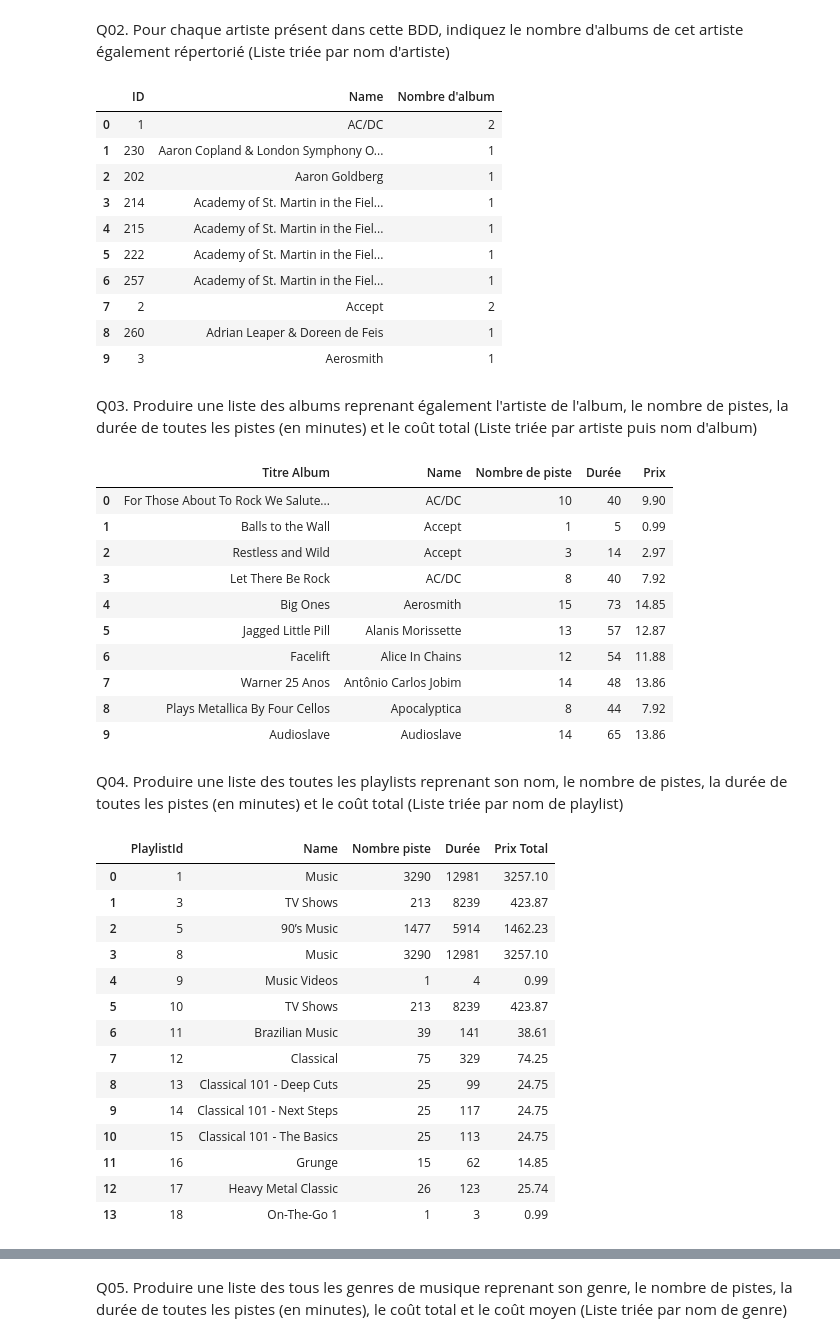
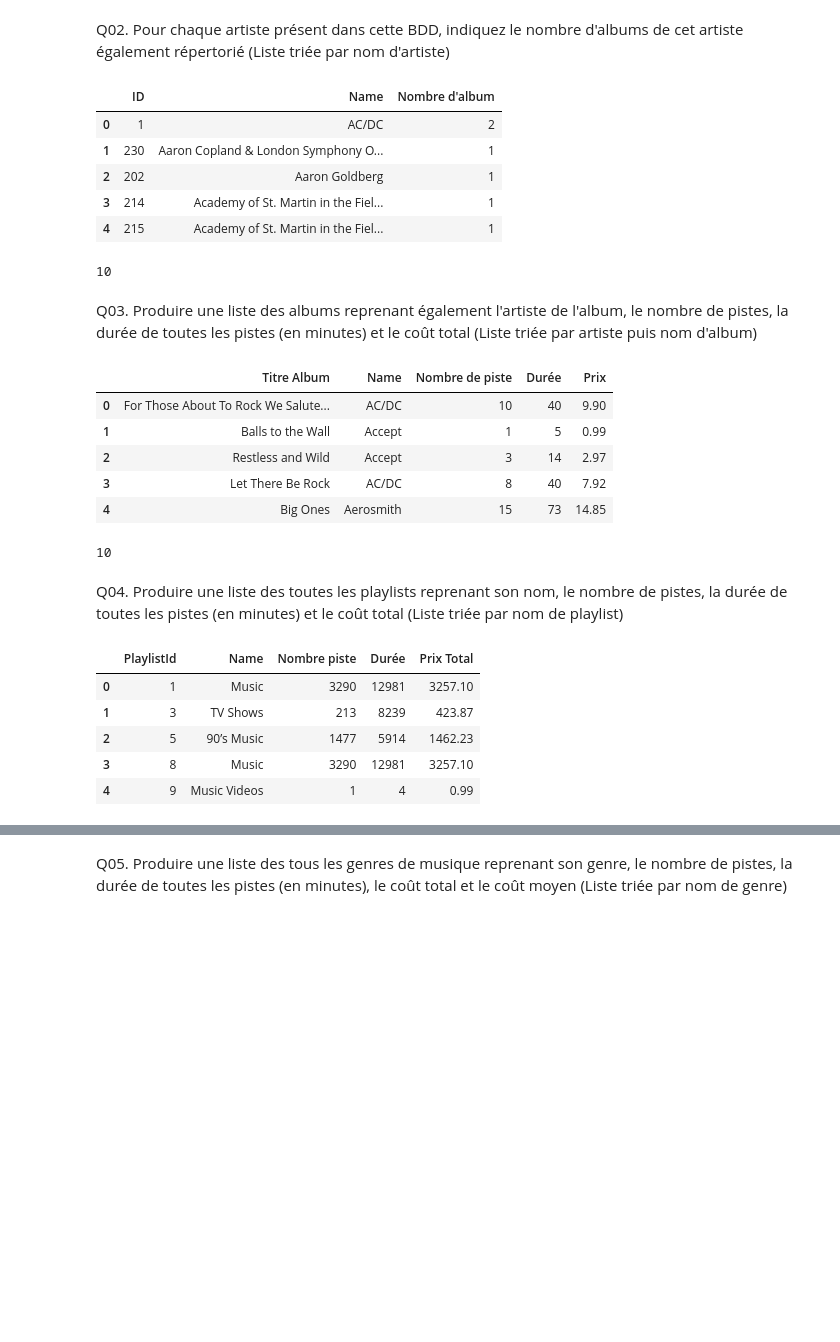
Before and after one commit to maypel/brief_chinook_digital, a Jupyter notebook: p1-exploration.ipynb, the cells around one changed output, grey strips where cells are left out. Saved outputs shown, nothing was run; the diff lists cells and outputs as text; code cells hidden in the pictures; blank space fills up the shorter version.

```diff
--- a/p1-exploration.ipynb
+++ b/p1-exploration.ipynb
@@ -64,7 +81,7 @@ GROUP BY a.Name
 LIMIT 10"""
 # %%
 results = pd.read_sql_query(query, conn)
-results
+results.head(5)
 # %% [output]
 |  | ID | Name | Nombre d'album |
 | 0 | 1 | AC/DC | 2 |
@@ -72,11 +89,10 @@ results
 | 2 | 202 | Aaron Goldberg | 1 |
 | 3 | 214 | Academy of St. Martin in the Fiel... | 1 |
 | 4 | 215 | Academy of St. Martin in the Fiel... | 1 |
-| 5 | 222 | Academy of St. Martin in the Fiel... | 1 |
-| 6 | 257 | Academy of St. Martin in the Fiel... | 1 |
-| 7 | 2 | Accept | 2 |
-| 8 | 260 | Adrian Leaper & Doreen de Feis | 1 |
-| 9 | 3 | Aerosmith | 1 |
+# %%
+len(results)
+# %% [output]
+10
 # %% [markdown]
 Q03. Produire une liste des albums reprenant également l'artiste de l'album, le nombre de pistes, la durée de toutes les pistes (en minutes) et le coût total (Liste triée par artiste puis nom d'album)
 # %%
@@ -91,7 +107,7 @@ GROUP BY a.AlbumId
 LIMIT 10"""
 # %%
 results = pd.read_sql_query(query, conn)
-results
+results.head(5)
 # %% [output]
 |  | Titre Album | Name | Nombre de piste | Durée | Prix |
 | 0 | For Those About To Rock We Salute... | AC/DC | 10 | 40 | 9.90 |
@@ -99,11 +115,10 @@ results
 | 2 | Restless and Wild | Accept | 3 | 14 | 2.97 |
 | 3 | Let There Be Rock | AC/DC | 8 | 40 | 7.92 |
 | 4 | Big Ones | Aerosmith | 15 | 73 | 14.85 |
-| 5 | Jagged Little Pill | Alanis Morissette | 13 | 57 | 12.87 |
-| 6 | Facelift | Alice In Chains | 12 | 54 | 11.88 |
-| 7 | Warner 25 Anos | Antônio Carlos Jobim | 14 | 48 | 13.86 |
-| 8 | Plays Metallica By Four Cellos | Apocalyptica | 8 | 44 | 7.92 |
-| 9 | Audioslave | Audioslave | 14 | 65 | 13.86 |
+# %%
+len(results)
+# %% [output]
+10
 # %% [markdown]
 Q04. Produire une liste des toutes les playlists reprenant son nom, le nombre de pistes, la durée de toutes les pistes (en minutes) et le coût total (Liste triée par nom de playlist)
 # %%
@@ -115,20 +130,11 @@ INNER JOIN tracks t ON pt.TrackId = t.TrackId
 GROUP BY p.PlaylistId """
 # %%
 results = pd.read_sql_query(query, conn)
-results
+results.head(5)
 # %% [output]
 |  | PlaylistId | Name | Nombre piste | Durée | Prix Total |
 | 0 | 1 | Music | 3290 | 12981 | 3257.10 |
 | 1 | 3 | TV Shows | 213 | 8239 | 423.87 |
 | 2 | 5 | 90’s Music | 1477 | 5914 | 1462.23 |
 | 3 | 8 | Music | 3290 | 12981 | 3257.10 |
 | 4 | 9 | Music Videos | 1 | 4 | 0.99 |
-| 5 | 10 | TV Shows | 213 | 8239 | 423.87 |
-| 6 | 11 | Brazilian Music | 39 | 141 | 38.61 |
-| 7 | 12 | Classical | 75 | 329 | 74.25 |
-| 8 | 13 | Classical 101 - Deep Cuts | 25 | 99 | 24.75 |
-| 9 | 14 | Classical 101 - Next Steps | 25 | 117 | 24.75 |
-| 10 | 15 | Classical 101 - The Basics | 25 | 113 | 24.75 |
-| 11 | 16 | Grunge | 15 | 62 | 14.85 |
-| 12 | 17 | Heavy Metal Classic | 26 | 123 | 25.74 |
-| 13 | 18 | On-The-Go 1 | 1 | 3 | 0.99 |
```
Also changed, not shown: parts of 25 cells of this notebook, 5 other files.
